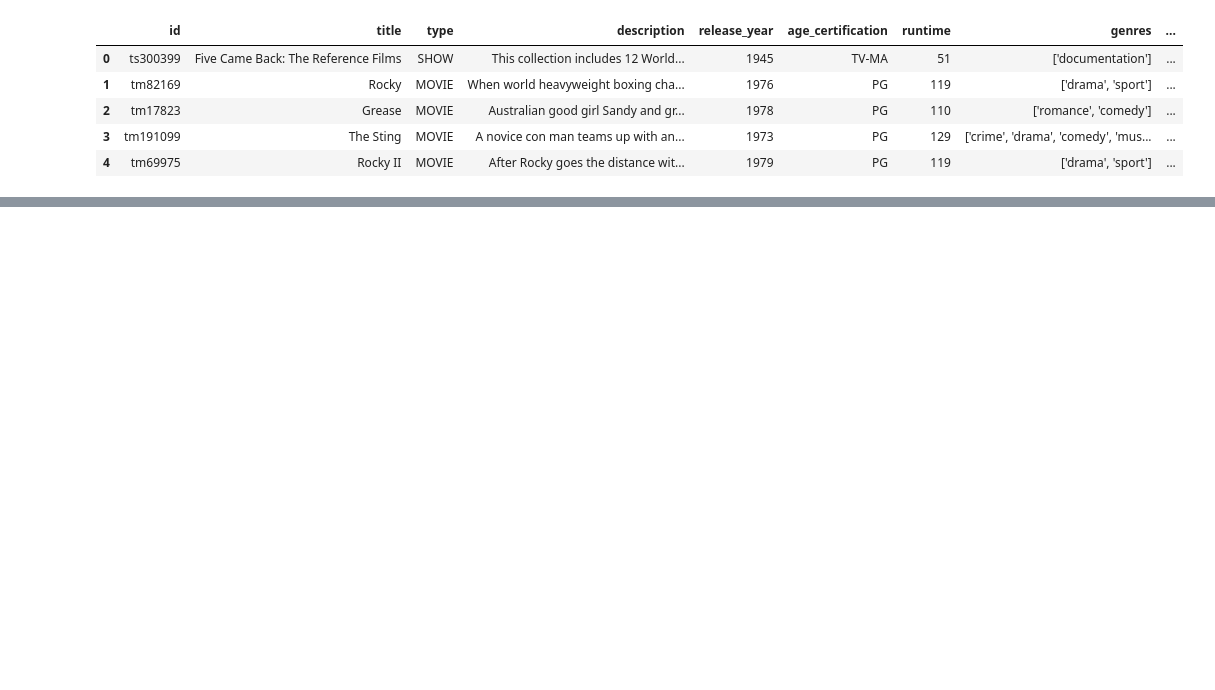
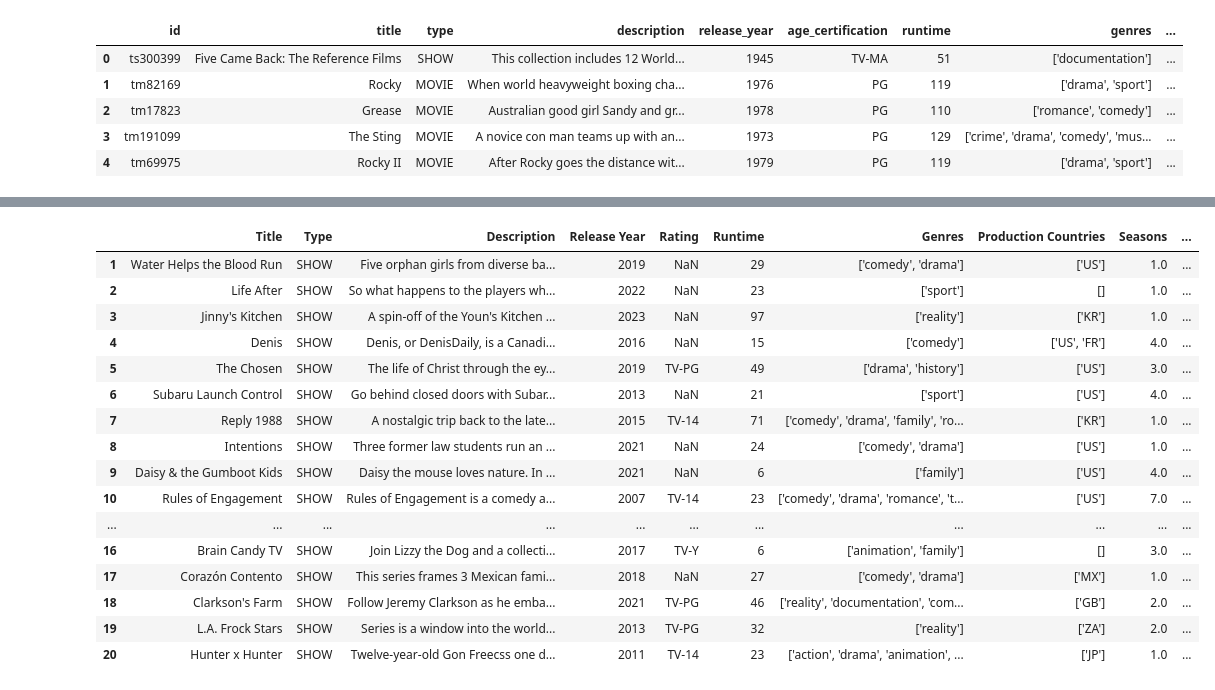
Before and after one commit to daggonit/Platform_Proj, a Jupyter notebook: Platform Project.ipynb, the cells around one changed output, grey strips where cells are left out. Drawn from its saved outputs; the diff is of its cells as text; code cells hidden in the pictures; blank space fills up the shorter version.

```diff
--- a/Platform Project.ipynb
+++ b/Platform Project.ipynb
@@ -83,3 +108,36 @@ netflix_top_20_movies_df
 | 18 | Anbe Sivam | MOVIE | Nalla Sivam and Anbarasu meet und... | 2003 | NaN | 160 | ['comedy', 'drama'] | ['IN'] | NaN | ... |
 | 19 | Black Sunshine Baby | MOVIE | Family memories and personal art ... | 2023 | NaN | 85 | ['documentation'] | ['IN'] | NaN | ... |
 | 20 | Springsteen On Broadway | MOVIE | Springsteen on Broadway is a solo... | 2018 | NaN | 153 | ['documentation', 'music'] | ['US'] | NaN | ... |
+# %%
+#sorting to platform = Amazon Prime
+amazon_data_df = merged_df[merged_df['Platform']=='Amazon Prime']
+amazon_shows_df = amazon_data_df[amazon_data_df['Type']=='SHOW']
+amazon_movies_df = amazon_data_df[amazon_data_df['Type']=='MOVIE']
+# %%
+#Amazon Prime top 20 shows
+amazon_top_shows_df = amazon_shows_df.sort_values(by='Imdb Score', ascending = False)
+
+amazon_top_20_shows_df = amazon_top_shows_df.head(20)
+
+custom_index= range(1,21)
+
+amazon_top_20_shows_df.set_index(pd.Index(custom_index), inplace=True)
+amazon_top_20_shows_df
+# %% [output]
+|  | Title | Type | Description | Release Year | Rating | Runtime | Genres | Production Countries | Seasons | ... |
+| 1 | Water Helps the Blood Run | SHOW | Five orphan girls from diverse ba... | 2019 | NaN | 29 | ['comedy', 'drama'] | ['US'] | 1.0 | ... |
+| 2 | Life After | SHOW | So what happens to the players wh... | 2022 | NaN | 23 | ['sport'] | [] | 1.0 | ... |
+| 3 | Jinny's Kitchen | SHOW | A spin-off of the Youn's Kitchen ... | 2023 | NaN | 97 | ['reality'] | ['KR'] | 1.0 | ... |
+| 4 | Denis | SHOW | Denis, or DenisDaily, is a Canadi... | 2016 | NaN | 15 | ['comedy'] | ['US', 'FR'] | 4.0 | ... |
+| 5 | The Chosen | SHOW | The life of Christ through the ey... | 2019 | TV-PG | 49 | ['drama', 'history'] | ['US'] | 3.0 | ... |
+| 6 | Subaru Launch Control | SHOW | Go behind closed doors with Subar... | 2013 | NaN | 21 | ['sport'] | ['US'] | 4.0 | ... |
+| 7 | Reply 1988 | SHOW | A nostalgic trip back to the late... | 2015 | TV-14 | 71 | ['comedy', 'drama', 'family', 'ro... | ['KR'] | 1.0 | ... |
+| 8 | Intentions | SHOW | Three former law students run an ... | 2021 | NaN | 24 | ['comedy', 'drama'] | ['US'] | 1.0 | ... |
+| 9 | Daisy & the Gumboot Kids | SHOW | Daisy the mouse loves nature. In ... | 2021 | NaN | 6 | ['family'] | ['US'] | 4.0 | ... |
+| 10 | Rules of Engagement | SHOW | Rules of Engagement is a comedy a... | 2007 | TV-14 | 23 | ['comedy', 'drama', 'romance', 't... | ['US'] | 7.0 | ... |
+| ... | ... | ... | ... | ... | ... | ... | ... | ... | ... | ... |
+| 16 | Brain Candy TV | SHOW | Join Lizzy the Dog and a collecti... | 2017 | TV-Y | 6 | ['animation', 'family'] | [] | 3.0 | ... |
+| 17 | Corazón Contento | SHOW | This series frames 3 Mexican fami... | 2018 | NaN | 27 | ['comedy', 'drama'] | ['MX'] | 1.0 | ... |
+| 18 | Clarkson's Farm | SHOW | Follow Jeremy Clarkson as he emba... | 2021 | TV-PG | 46 | ['reality', 'documentation', 'com... | ['GB'] | 2.0 | ... |
+| 19 | L.A. Frock Stars | SHOW | Series is a window into the world... | 2013 | TV-PG | 32 | ['reality'] | ['ZA'] | 2.0 | ... |
+| 20 | Hunter x Hunter | SHOW | Twelve-year-old Gon Freecss one d... | 2011 | TV-14 | 23 | ['action', 'drama', 'animation', ... | ['JP'] | 1.0 | ... |
```
Also changed, not shown: parts of 17 cells of this notebook.
